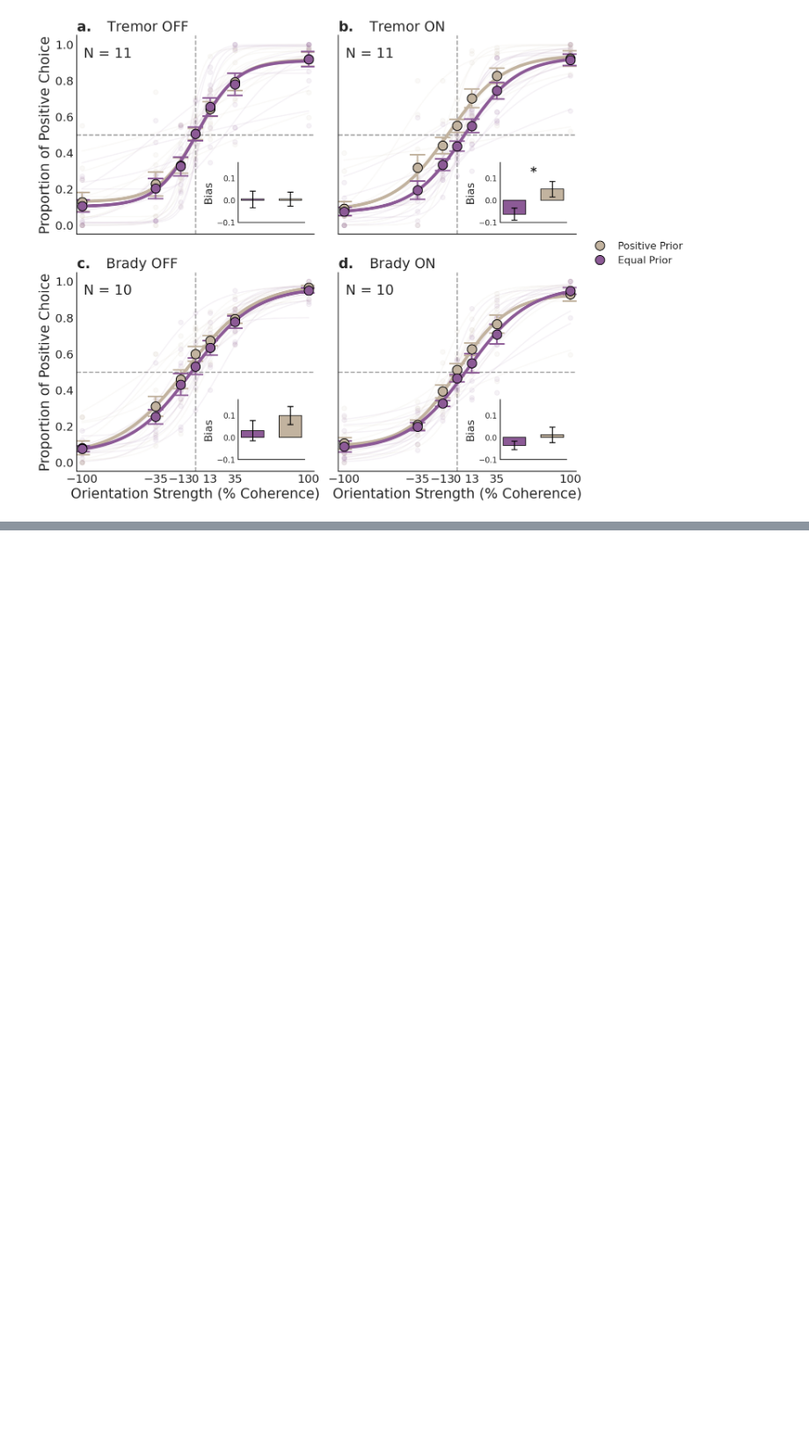
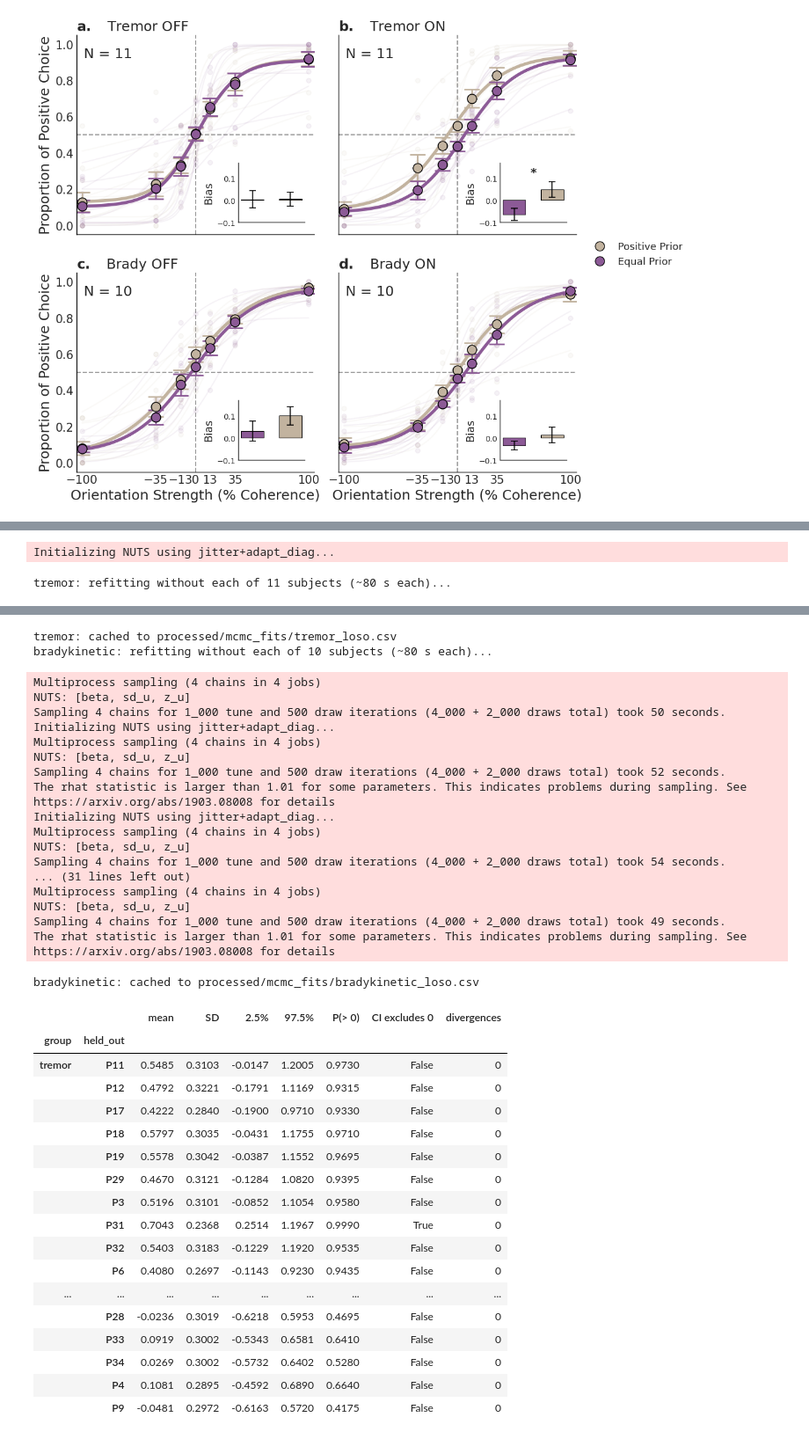
Before and after one commit to vaibrainium/bayesian-priors-in-pd-subtype, a Jupyter notebook: notebooks/2.30-dissemination.ipynb, the cells around one changed output, grey strips where cells are left out. Shown at 88% size. Cells and saved outputs as stored; diff of their text form; code cells hidden in the pictures; blank space fills up the shorter version.

```diff
--- a/notebooks/2.30-dissemination.ipynb
+++ b/notebooks/2.30-dissemination.ipynb
@@ -685,25 +614,0 @@ Leave-one-subject-out: Brady Dominant (10 refits)...
-# %%
-fig, axes = plt.subplots(1, 2, figsize=(12, 5))
-for ax, grp in zip(axes, ["tremor", "brady"]):
-    loso = loso_results[grp]
-    full_est = glmm_results[grp]["estimate"]
-    point_colors = ["#C44E52" if p >= 0.05 else "#55A868" for p in loso["p"]]
-
-    x = np.arange(len(loso))
-    ax.errorbar(x, loso["estimate"], yerr=1.96 * loso["sd"], fmt="none", color="k", elinewidth=1, capsize=4, zorder=2)
-    ax.scatter(x, loso["estimate"], c=point_colors, s=80, edgecolor="k", zorder=3)
-    ax.axhline(full_est, color="k", ls="--", lw=1.5, label=f"Full-sample estimate ({full_est:.3f})")
-    ax.axhline(0, color="gray", lw=0.8, alpha=0.6)
-
-    ax.set_xticks(x)
-    ax.set_xticklabels(loso["held_out_subject"], rotation=45, fontsize=10)
-    ax.set_xlabel("Held-out subject")
-    ax.set_title(f"{did_group_titles[grp]}\n(color = significant when that subject is excluded)", fontsize=13)
-    ax.legend(frameon=False, fontsize=9, loc="best")
-    for sp in ["top", "right"]:
-        ax.spines[sp].set_visible(False)
-
-axes[0].set_ylabel("color:medication interaction estimate (log-odds)")
-fig.suptitle("Leave-one-subject-out: interaction estimate stability", fontsize=15)
-fig.tight_layout()
-plt.show()
@@ -711,0 +623,10 @@ plt.show()
+# %%
+# Cached per subtype: the first run does ~21 refits at roughly 80 s each, later runs read the table.
+loso = pd.concat(
+    [loso_or_load(grp, subset).assign(group=grp) for grp, subset in mcmc_subsets.items()],
+    ignore_index=True,
+)
+loso.set_index(["group", "held_out"]).round(4)
+# %% [output]
+Initializing NUTS using jitter+adapt_diag...
+tremor: refitting without each of 11 subjects (~80 s each)...
@@ -711,0 +650,38 @@ plt.show()
+tremor: cached to processed/mcmc_fits/tremor_loso.csv
+bradykinetic: refitting without each of 10 subjects (~80 s each)...
+Multiprocess sampling (4 chains in 4 jobs)
+NUTS: [beta, sd_u, z_u]
+Sampling 4 chains for 1_000 tune and 500 draw iterations (4_000 + 2_000 draws total) took 50 seconds.
+Initializing NUTS using jitter+adapt_diag...
+Multiprocess sampling (4 chains in 4 jobs)
+NUTS: [beta, sd_u, z_u]
+Sampling 4 chains for 1_000 tune and 500 draw iterations (4_000 + 2_000 draws total) took 52 seconds.
+The rhat statistic is larger than 1.01 for some parameters. This indicates problems during sampling. See https://arxiv.org/abs/1903.08008 for details
+Initializing NUTS using jitter+adapt_diag...
+Multiprocess sampling (4 chains in 4 jobs)
+NUTS: [beta, sd_u, z_u]
+Sampling 4 chains for 1_000 tune and 500 draw iterations (4_000 + 2_000 draws total) took 54 seconds.
+... (31 lines left out)
+Multiprocess sampling (4 chains in 4 jobs)
+NUTS: [beta, sd_u, z_u]
+Sampling 4 chains for 1_000 tune and 500 draw iterations (4_000 + 2_000 draws total) took 49 seconds.
+The rhat statistic is larger than 1.01 for some parameters. This indicates problems during sampling. See https://arxiv.org/abs/1903.08008 for details
+bradykinetic: cached to processed/mcmc_fits/bradykinetic_loso.csv
+|  |  | mean | SD | 2.5% | 97.5% | P(> 0) | CI excludes 0 | divergences |
+| group | held_out |  |  |  |  |  |  |  |
+| tremor | P11 | 0.5485 | 0.3103 | -0.0147 | 1.2005 | 0.9730 | False | 0 |
+|  | P12 | 0.4792 | 0.3221 | -0.1791 | 1.1169 | 0.9315 | False | 0 |
+|  | P17 | 0.4222 | 0.2840 | -0.1900 | 0.9710 | 0.9330 | False | 0 |
+|  | P18 | 0.5797 | 0.3035 | -0.0431 | 1.1755 | 0.9710 | False | 0 |
+|  | P19 | 0.5578 | 0.3042 | -0.0387 | 1.1552 | 0.9695 | False | 0 |
+|  | P29 | 0.4670 | 0.3121 | -0.1284 | 1.0820 | 0.9395 | False | 0 |
+|  | P3 | 0.5196 | 0.3101 | -0.0852 | 1.1054 | 0.9580 | False | 0 |
+|  | P31 | 0.7043 | 0.2368 | 0.2514 | 1.1967 | 0.9990 | True | 0 |
+|  | P32 | 0.5403 | 0.3183 | -0.1229 | 1.1920 | 0.9535 | False | 0 |
+|  | P6 | 0.4080 | 0.2697 | -0.1143 | 0.9230 | 0.9435 | False | 0 |
+| ... | ... | ... | ... | ... | ... | ... | ... | ... |
+|  | P28 | -0.0236 | 0.3019 | -0.6218 | 0.5953 | 0.4695 | False | 0 |
+|  | P33 | 0.0919 | 0.3002 | -0.5343 | 0.6581 | 0.6410 | False | 0 |
+|  | P34 | 0.0269 | 0.3002 | -0.5732 | 0.6402 | 0.5280 | False | 0 |
+|  | P4 | 0.1081 | 0.2895 | -0.4592 | 0.6890 | 0.6640 | False | 0 |
+|  | P9 | -0.0481 | 0.2972 | -0.6163 | 0.5720 | 0.4175 | False | 0 |
```
Also changed, not shown: parts of 25 cells of this notebook, 1 other file.
